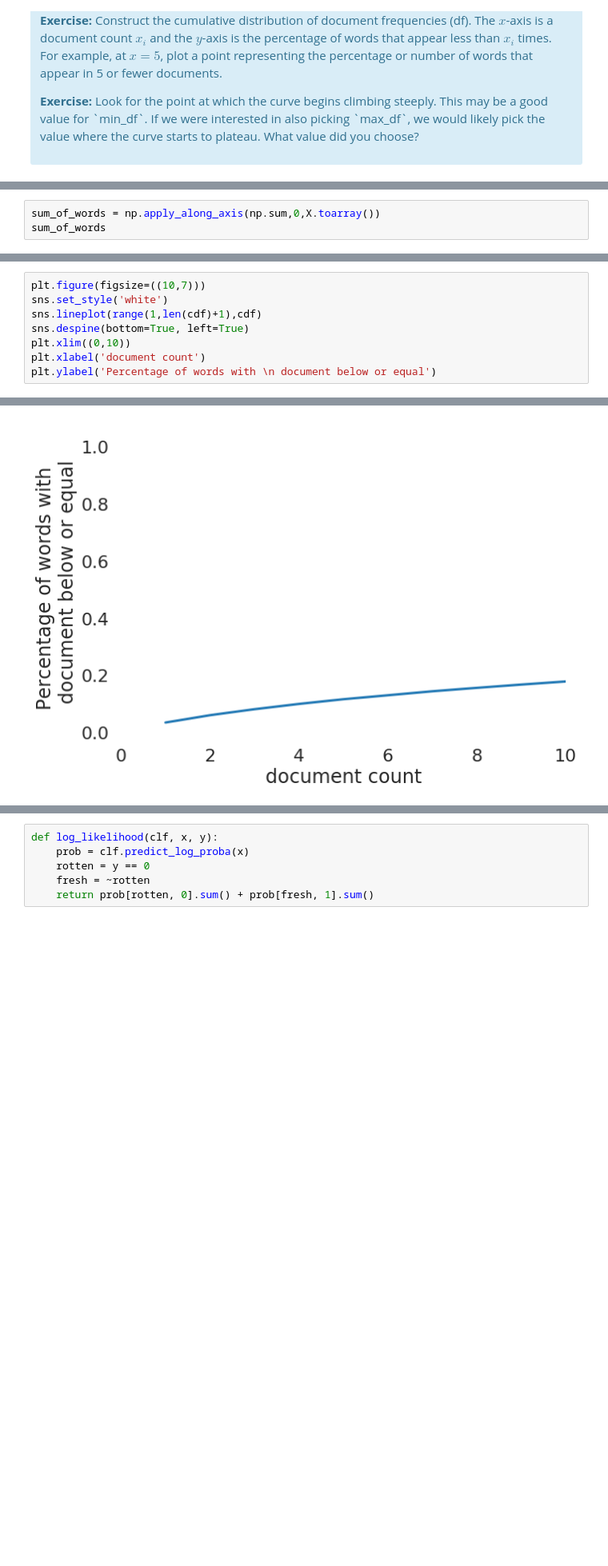
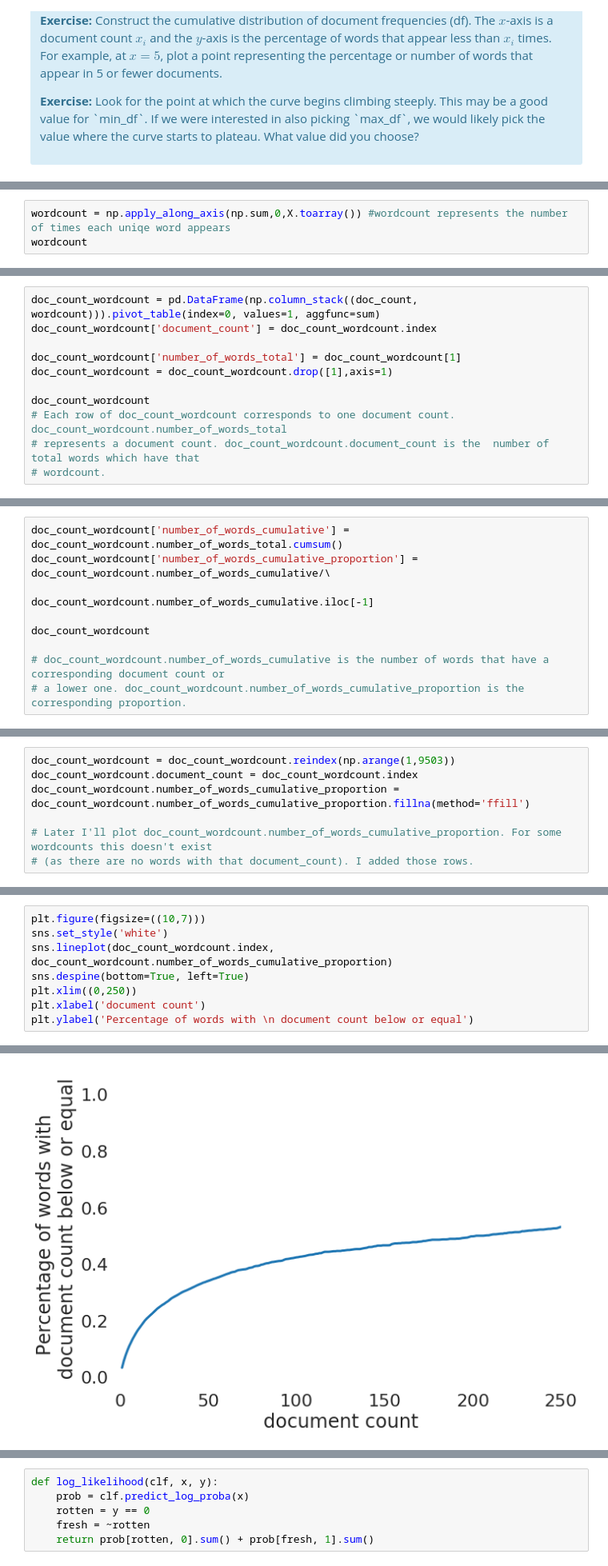
Before and after one commit to FlorianBleichenbacher/FlorianJamesBleichenbacher, a Jupyter notebook: Mini_Project_Naive_Bayes.ipynb, the cells around one changed output, grey strips where cells are left out. Shown: that part at 80% size. Cells and saved outputs as stored; diff of their text form; blank space fills up the shorter version.

```diff
--- a/Mini_Project_Naive_Bayes.ipynb
+++ b/Mini_Project_Naive_Bayes.ipynb
@@ -363,4 +359,4 @@ array([[False, False, False, ..., False, False, False],
 # %%
-sum_of_words = np.apply_along_axis(np.sum,0,X.toarray())
-sum_of_words
+wordcount = np.apply_along_axis(np.sum,0,X.toarray()) #wordcount represents the number of times each uniqe word appears
+wordcount
 # %% [output]
@@ -386,0 +364,11 @@ array([0.03520834, 0.06083779, 0.08191652, ..., 0.96510018, 0.96510018,
+# %%
+doc_count_wordcount = pd.DataFrame(np.column_stack((doc_count, wordcount))).pivot_table(index=0, values=1, aggfunc=sum)
+doc_count_wordcount['document_count'] = doc_count_wordcount.index
+
+doc_count_wordcount['number_of_words_total'] = doc_count_wordcount[1]
+doc_count_wordcount = doc_count_wordcount.drop([1],axis=1)
+
+doc_count_wordcount
+# Each row of doc_count_wordcount corresponds to one document count. doc_count_wordcount.number_of_words_total
+# represents a document count. doc_count_wordcount.document_count is the  number of total words which have that
+# wordcount.
@@ -386,0 +395,9 @@ array([0.03520834, 0.06083779, 0.08191652, ..., 0.96510018, 0.96510018,
+# %%
+doc_count_wordcount['number_of_words_cumulative'] = doc_count_wordcount.number_of_words_total.cumsum()
+doc_count_wordcount['number_of_words_cumulative_proportion'] = doc_count_wordcount.number_of_words_cumulative/\
+                                                               doc_count_wordcount.number_of_words_cumulative.iloc[-1]
+
+doc_count_wordcount
+
+# doc_count_wordcount.number_of_words_cumulative is the number of words that have a corresponding document count or
+# a lower one. doc_count_wordcount.number_of_words_cumulative_proportion is the corresponding proportion.
@@ -386,0 +424,7 @@ array([0.03520834, 0.06083779, 0.08191652, ..., 0.96510018, 0.96510018,
+# %%
+doc_count_wordcount = doc_count_wordcount.reindex(np.arange(1,9503))
+doc_count_wordcount.document_count = doc_count_wordcount.index
+doc_count_wordcount.number_of_words_cumulative_proportion = doc_count_wordcount.number_of_words_cumulative_proportion.fillna(method='ffill')
+
+# Later I'll plot doc_count_wordcount.number_of_words_cumulative_proportion. For some wordcounts this doesn't exist
+# (as there are no words with that document_count). I added those rows.
@@ -397,9 +470,9 @@ Text(0,0.5,'Percentage of words with \n document below or equal')
 # %%
 plt.figure(figsize=((10,7)))
 sns.set_style('white')
-sns.lineplot(range(1,len(cdf)+1),cdf)
+sns.lineplot(doc_count_wordcount.index, doc_count_wordcount.number_of_words_cumulative_proportion)
 sns.despine(bottom=True, left=True)
-plt.xlim((0,10))
+plt.xlim((0,250))
 plt.xlabel('document count')
-plt.ylabel('Percentage of words with \n document below or equal')
+plt.ylabel('Percentage of words with \n document count below or equal')
 # %% [output]
@@ -407,4 +480,4 @@ Text(0,0.5,'Percentage of words with \n document below or equal')
-[figure, old version]
+[figure, new version]
 # %% [markdown]
 The parameter $\alpha$ is chosen to be a small value that simply avoids having zeros in the probability computations. This value can sometimes be chosen arbitrarily with domain expertise, but we will use K-fold cross validation. In K-fold cross-validation, we divide the data into $K$ non-overlapping parts. We train on $K-1$ of the folds and test on the remaining fold. We then iterate, so that each fold serves as the test fold exactly once. The function `cv_score` performs the K-fold cross-validation algorithm for us, but we need to pass a function that measures the performance of the algorithm on each fold.
 # %%
```
Also changed, not shown: parts of 23 cells of this notebook.
